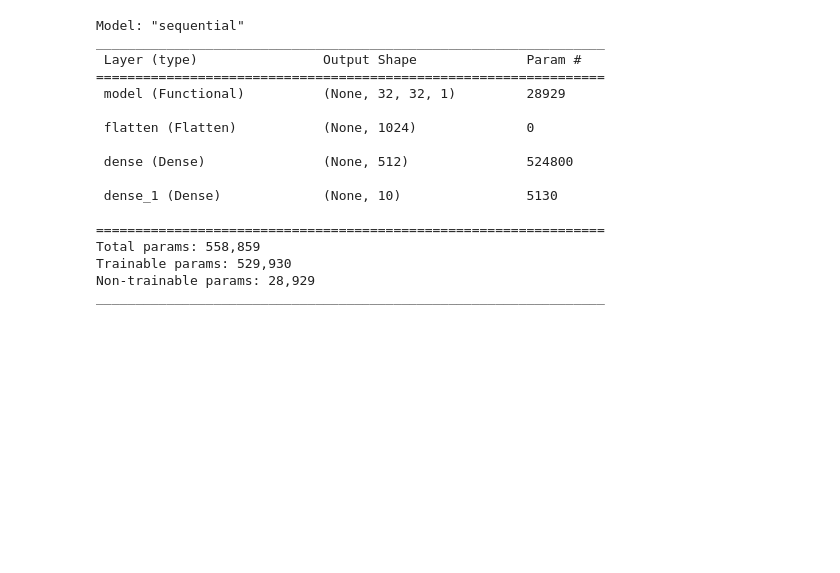
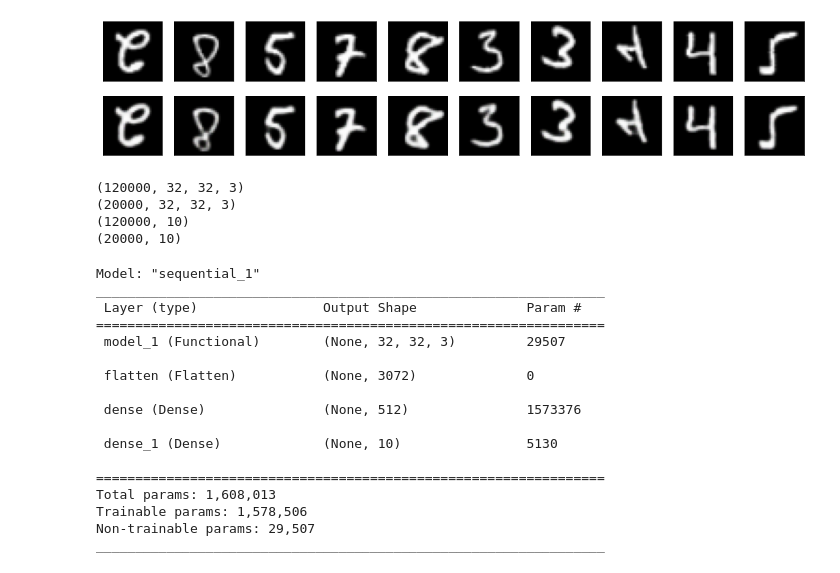
Before and after one commit to enginemre/AIHomework, a Jupyter notebook: AIHomework.ipynb, the cells around one changed output. Saved outputs shown, nothing was run; the diff lists cells and outputs as text; code cells hidden in the pictures; blank space fills up the shorter version.

```diff
--- a/AIHomework.ipynb
+++ b/AIHomework.ipynb
@@ -97,3 +119,13 @@ def resnet_preprocess(array):
+# %%
+def resnet_preprocess(train_data,test_data,result_train_data,result_test_data):
+  a =tf.image.resize(train_data, [32,32])
+  a = np.repeat(a, 3, axis=-1)
+  b =tf.image.resize(test_data, [32,32])
+  b = np.repeat(b, 3, axis=-1)
+  # One-Hot coding
+  result_train_data = tf.keras.utils.to_categorical(result_train_data , num_classes=10)
+  result_test_data = tf.keras.utils.to_categorical(result_test_data , num_classes=10)
+  return a,b,result_train_data,result_test_data
 # %%
 # Data set yükleniyor.
 (train_data, result_train_data), (test_data, result_test_data) = mnist.load_data()
@@ -163,0 +156,6 @@ display(augmentation_test_data, noisy_test_data)
+# %%
+resnet_train_data,resnet_test_data,result_resnet_train,result_resnet_test = resnet_preprocess(augmentation_data,augmentation_test_data,result_train_data,result_test_data)
+print(resnet_train_data.shape)
+print(resnet_test_data.shape)
+print(result_resnet_train.shape)
+print(result_resnet_test.shape)
@@ -199,0 +226,4 @@ _________________________________________________________________
+# %%
+# Kaydedilmiş model çalıştırılıyor.
+loaded_model =  tf.keras.models.load_model('saved_model/autoencoder')
+loaded_model.summary()
@@ -200,10 +248,25 @@ _________________________________________________________________
+# %%
+# Test datası tahminlerle yazdırılıyor.
+predictions = loaded_model.predict(resnet_test_data)
+display(resnet_test_data, predictions)
+# %% [output]
+[figure, added]
+# %%
+# Resnet modeli için ön işleme fonksiyonu çalıştırılıyor
+resnet_train_data,resnet_test_data,result_resnet_train,result_resnet_test = resnet_preprocess(augmentation_data,augmentation_test_data,result_train_data,result_test_data)
+# %% [output]
+(120000, 32, 32, 3)
+(20000, 32, 32, 3)
+(120000, 10)
+(20000, 10)
 # %%
+# Önceden hazılanmış modele resnet ile transfer learning uygulanıyor.
 resnet_model = Sequential()
 
-for layer in autoencoder.layers:
+for layer in loaded_model.layers:
   layer.trainable=False
 
-resnet_model.add(autoencoder)
+resnet_model.add(loaded_model)
 
 resnet_model.add(layers.Flatten())
 resnet_model.add(layers.Dense(512, activation='relu'))
@@ -213,22 +276,22 @@ resnet_model.layers[0].trainable = False
 
 resnet_model.summary()
 # %% [output]
-Model: "sequential"
+Model: "sequential_1"
 _________________________________________________________________
  Layer (type)                Output Shape              Param #
 =================================================================
- model (Functional)          (None, 32, 32, 1)         28929
+ model_1 (Functional)        (None, 32, 32, 3)         29507
 
- flatten (Flatten)           (None, 1024)              0
+ flatten (Flatten)           (None, 3072)              0
 
- dense (Dense)               (None, 512)               524800
+ dense (Dense)               (None, 512)               1573376
 
  dense_1 (Dense)             (None, 10)                5130
 
 =================================================================
-Total params: 558,859
-Trainable params: 529,930
-Non-trainable params: 28,929
+Total params: 1,608,013
+Trainable params: 1,578,506
+Non-trainable params: 29,507
 _________________________________________________________________
 # %%
 resnet_model.compile(optimizer='Adam', loss='categorical_crossentropy', metrics=tf.keras.metrics.CategoricalAccuracy())
```
Also changed, not shown: parts of 24 cells of this notebook.
